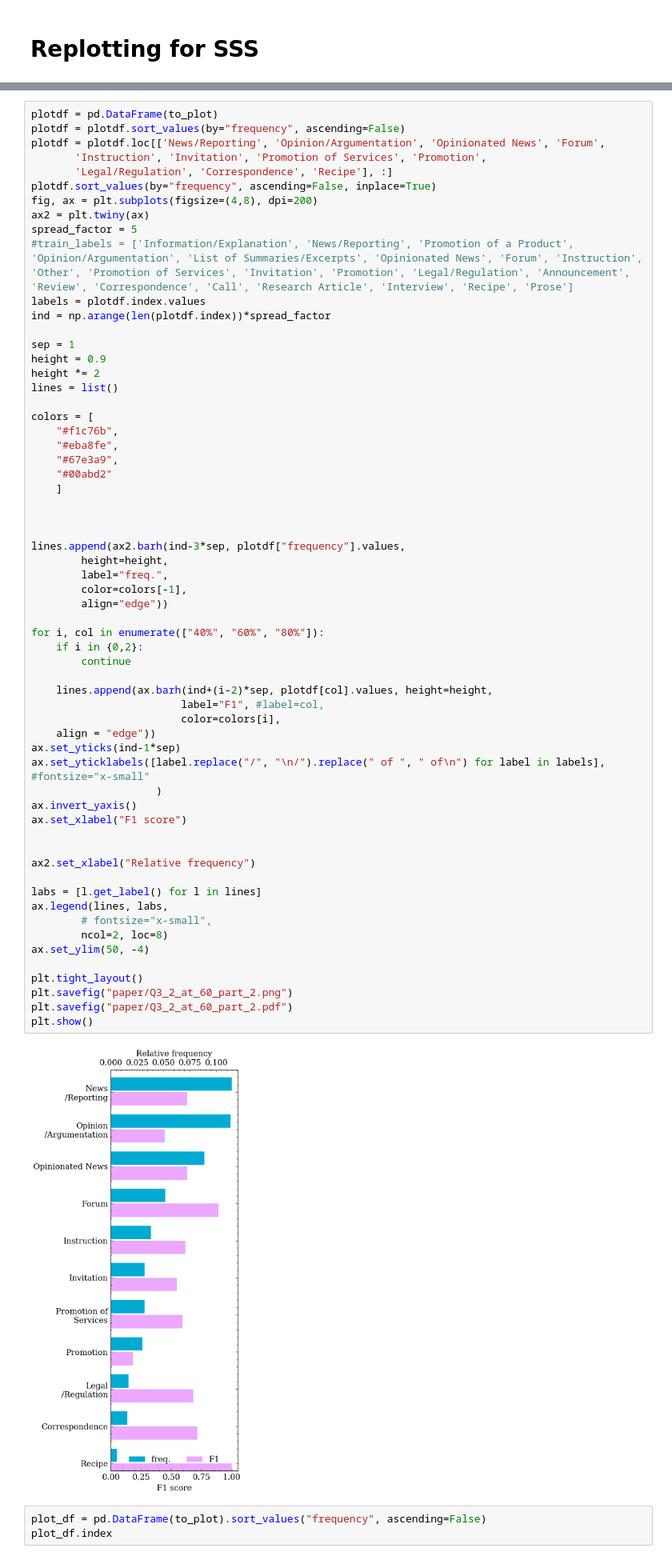
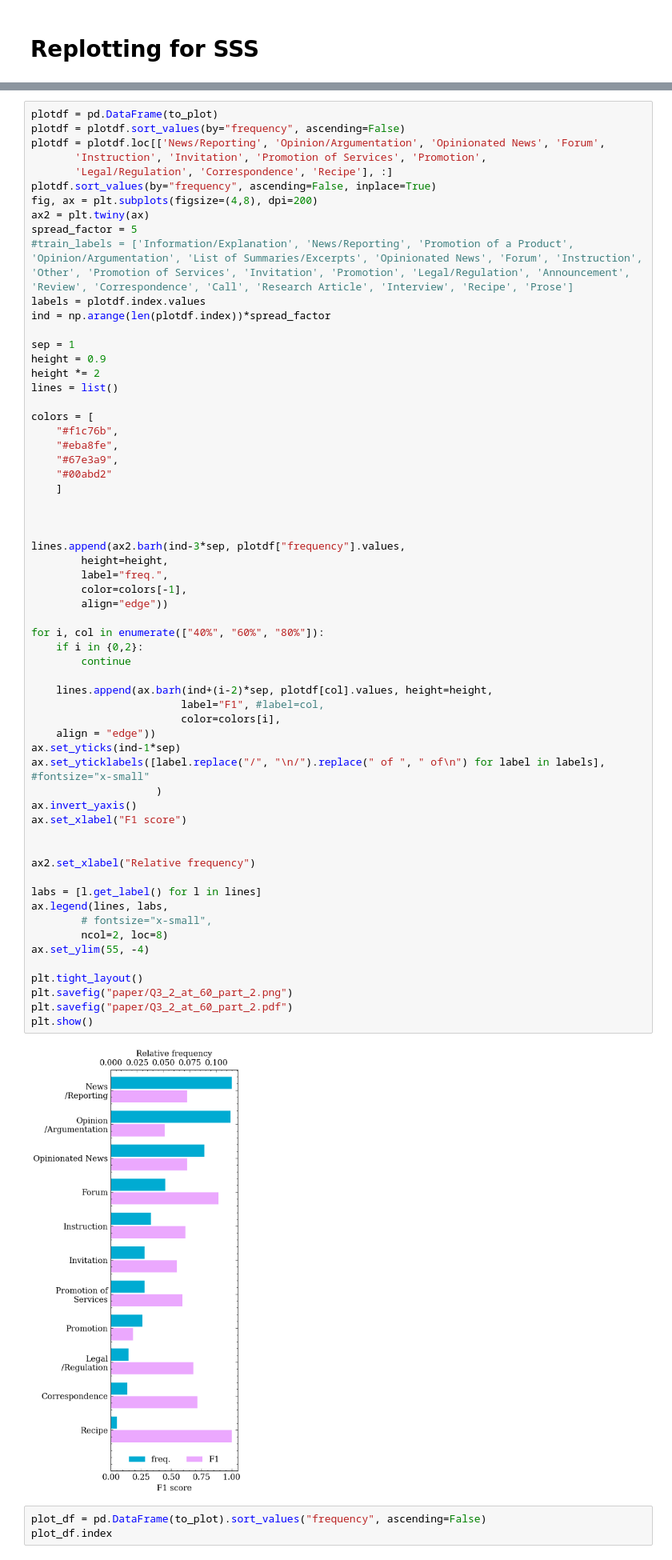
Before and after one commit to TajaKuzman/Transformers-GINCO-Experiments, a Jupyter notebook: 24_paper_additional_analysis.ipynb, the cells around one changed output, grey strips where cells are left out. Shown at 80% size. Drawn from its saved outputs; the diff is of its cells as text.

```diff
--- a/24_paper_additional_analysis.ipynb
+++ b/24_paper_additional_analysis.ipynb
@@ -660,35 +660,35 @@ lines.append(ax2.barh(ind-3*sep, plotdf["frequency"].values,
         color=colors[-1],
         align="edge"))
 
 for i, col in enumerate(["40%", "60%", "80%"]):
     if i in {0,2}:
         continue
 
     lines.append(ax.barh(ind+(i-2)*sep, plotdf[col].values, height=height,
                         label="F1", #label=col,
                         color=colors[i],
     align = "edge"))
 ax.set_yticks(ind-1*sep)
 ax.set_yticklabels([label.replace("/", "\n/").replace(" of ", " of\n") for label in labels], #fontsize="x-small"
                     )
 ax.invert_yaxis()
 ax.set_xlabel("F1 score")
 
 
 ax2.set_xlabel("Relative frequency")
 
 labs = [l.get_label() for l in lines]
 ax.legend(lines, labs,
         # fontsize="x-small",
         ncol=2, loc=8)
-ax.set_ylim(50, -4)
+ax.set_ylim(55, -4)
 
 plt.tight_layout()
 plt.savefig("paper/Q3_2_at_60_part_2.png")
 plt.savefig("paper/Q3_2_at_60_part_2.pdf")
 plt.show()
 # %% [output]
-[figure, old version]
+[figure, new version]
 # %%
 plot_df = pd.DataFrame(to_plot).sort_values("frequency", ascending=False)
 plot_df.index
```
Also changed, not shown: 2 other files.
